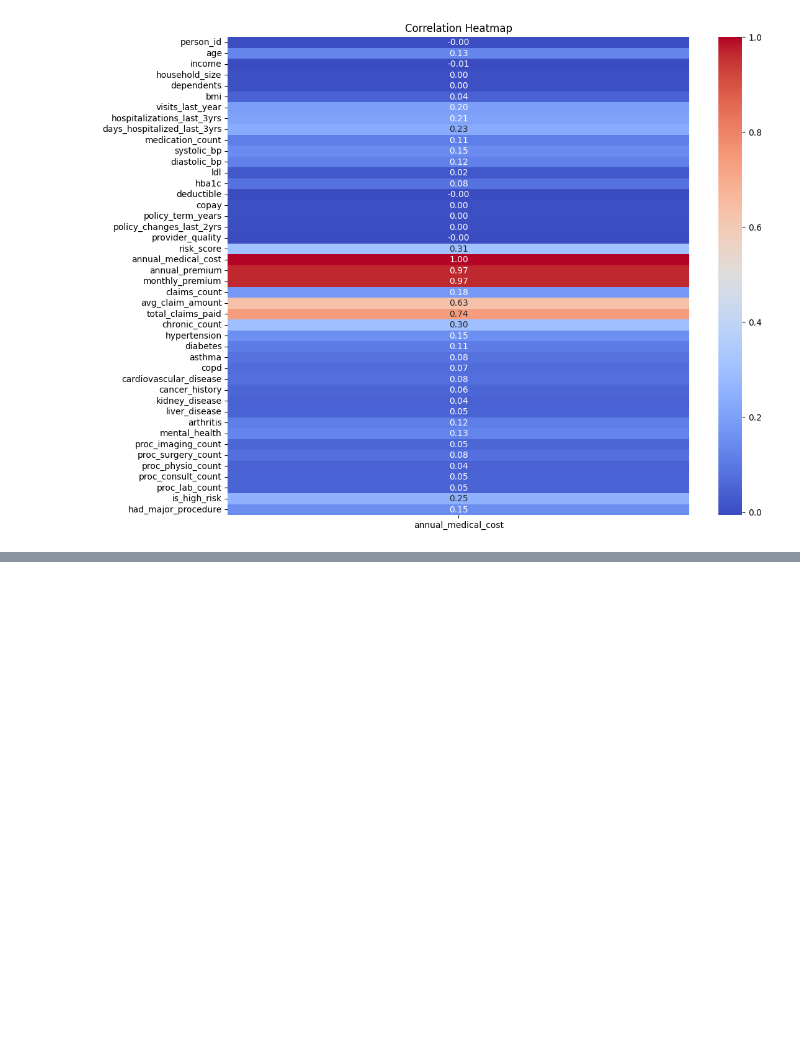
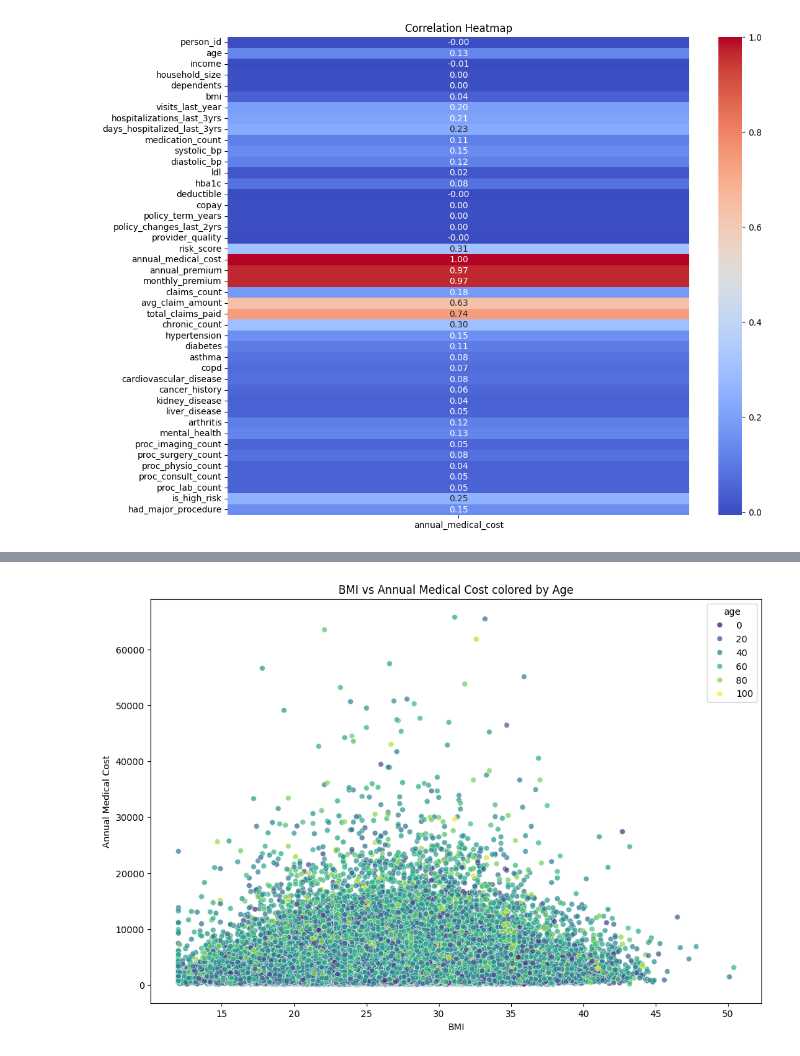
Before and after one commit to ashishjadhav123/Project_Medical_Insurance, a Jupyter notebook: Medical_Inc_ver2.ipynb, the cells around one changed output, grey strips where cells are left out. Cells and saved outputs as stored; diff of their text form; code cells hidden in the pictures; blank space fills up the shorter version.

```diff
--- a/Medical_Inc_ver2.ipynb
+++ b/Medical_Inc_ver2.ipynb
@@ -149,0 +184,10 @@ plt.show()
+# %%
+plt.figure(figsize=(12, 8))
+
+sns.scatterplot(data=df_input, x='bmi', y='annual_medical_cost', hue='age', palette='viridis', alpha=0.7)
+plt.title('BMI vs Annual Medical Cost colored by Age')
+plt.xlabel('BMI')
+plt.ylabel('Annual Medical Cost')
+plt.show()
+# %% [output]
+[figure, added]
```
Also changed, not shown: parts of 6 cells of this notebook.
